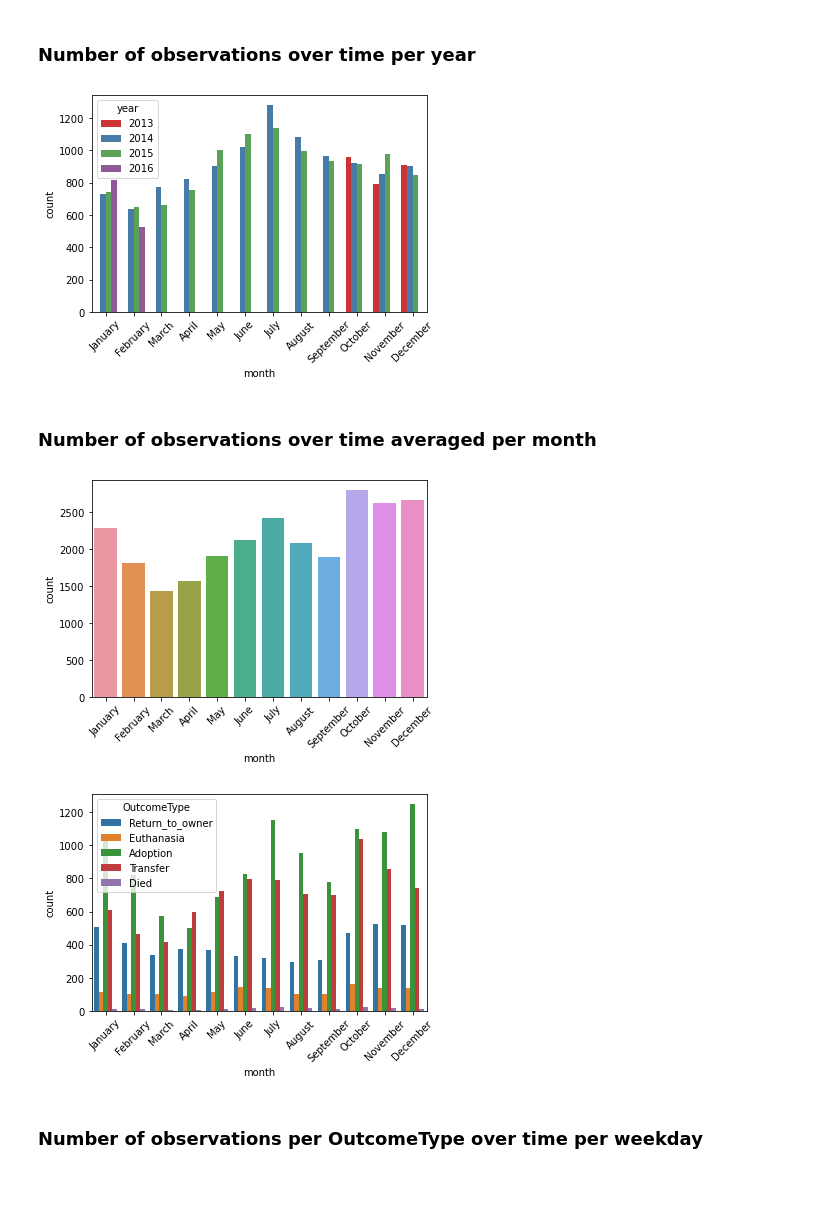
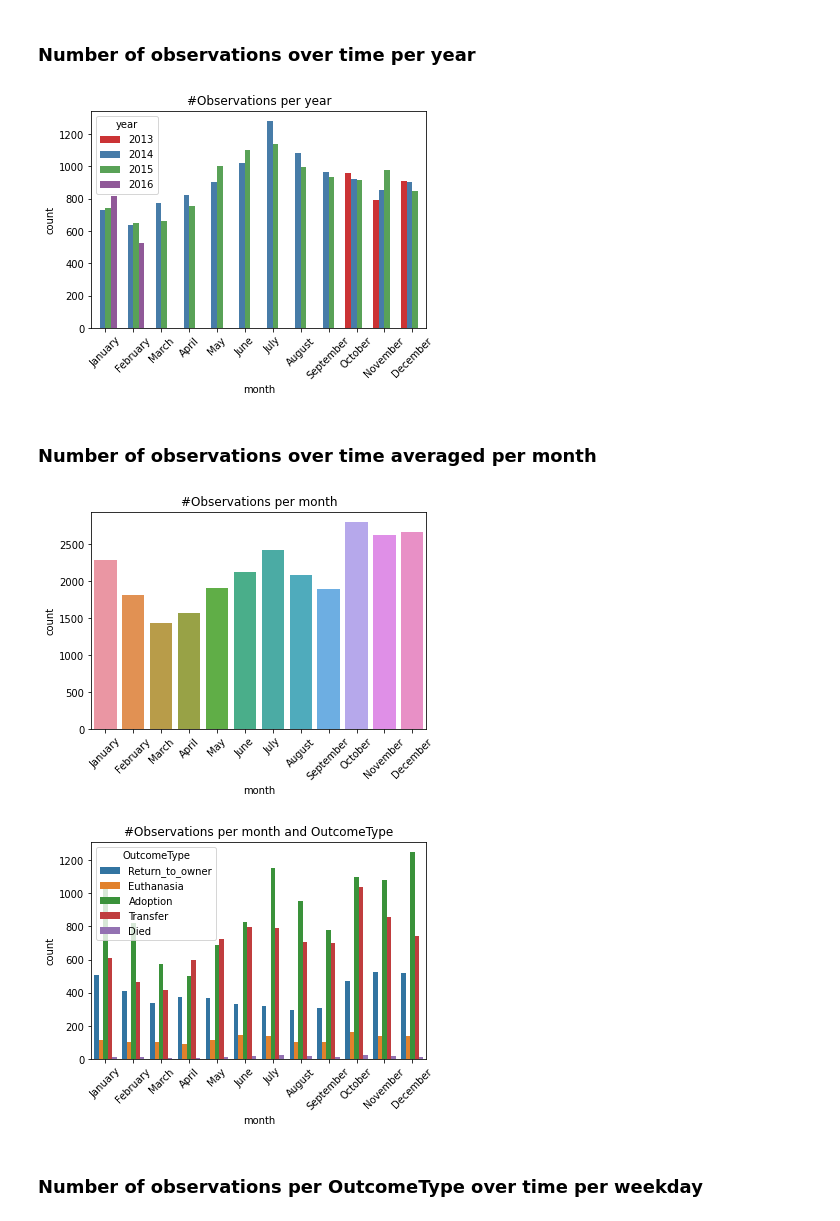
Before and after one commit to DavidSiegl/Animal-Shelter-Analysis, a Jupyter notebook: exploratory data analysis.ipynb, the cells around one changed output. Saved outputs shown, nothing was run; the diff lists cells and outputs as text; code cells hidden in the pictures; blank space fills up the shorter version.

```diff
--- a/exploratory data analysis.ipynb
+++ b/exploratory data analysis.ipynb
@@ -26,27 +26,30 @@ Name: year, dtype: int64
 # %%
 data['month'] = pd.Categorical(
     data['month'],
     categories=['January', 'February', 'March', 'April', 'May', 'June', 'July', 'August', 'September', 'October',
                 'November', 'December'],
     ordered=True
 )
 data.sort_values('month')
 chart = sns.countplot(data=data, x="month", hue="year", palette="Set1")
+chart.set_title('#Observations per year')
 chart = chart.set_xticklabels(chart.get_xticklabels(), rotation=45)
 # %% [output]
-[figure, old version]
+[figure, new version]
 # %% [markdown]
 ### Number of observations over time averaged per month
 # %%
 chart = sns.countplot(data=data, x="month")
+chart.set_title('#Observations per month')
 chart = chart.set_xticklabels(chart.get_xticklabels(), rotation=45)
 # %% [output]
-[figure, old version]
+[figure, new version]
 # %%
 chart = sns.countplot(data=data, x="month", hue="OutcomeType")
+chart.set_title('#Observations per month and OutcomeType')
 chart = chart.set_xticklabels(chart.get_xticklabels(), rotation=45)
 # %% [output]
-[figure, old version]
+[figure, new version]
 # %% [markdown]
 ### Number of observations per OutcomeType over time per weekday
 # %%
```
Also changed, not shown: parts of 16 cells of this notebook.
